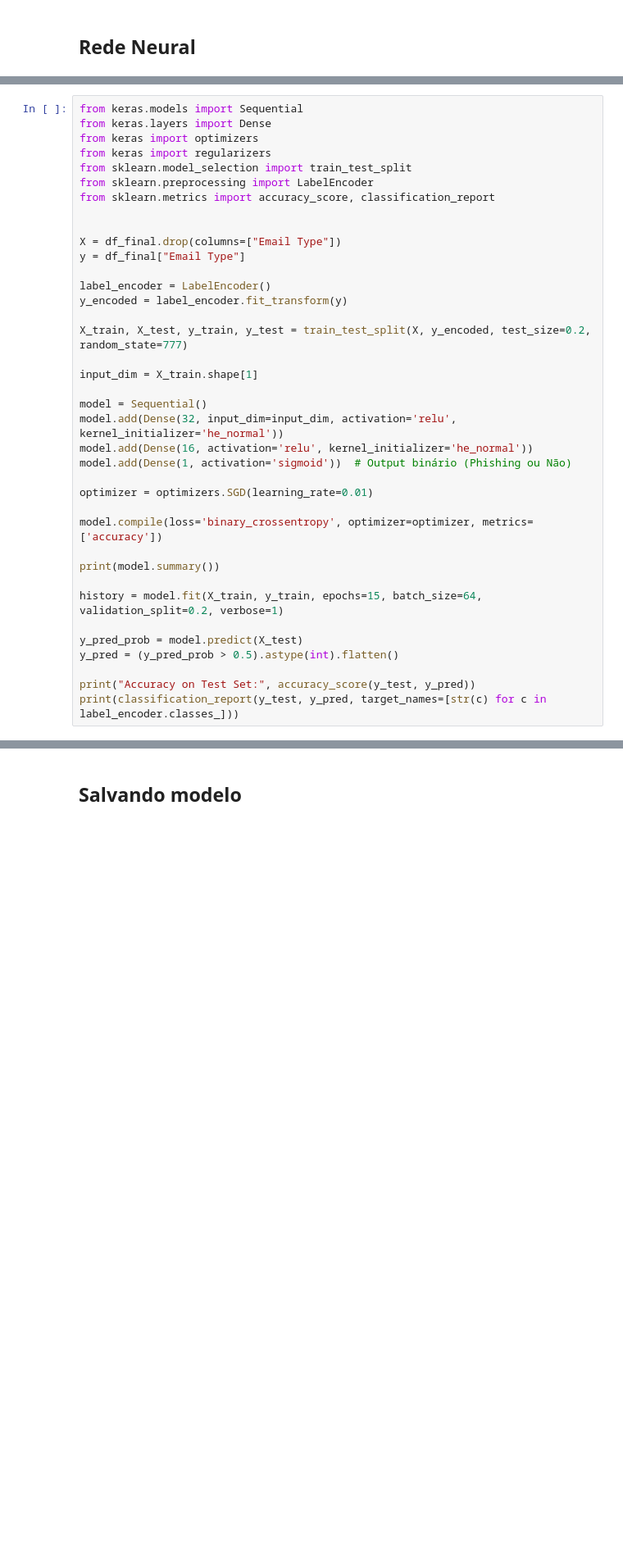
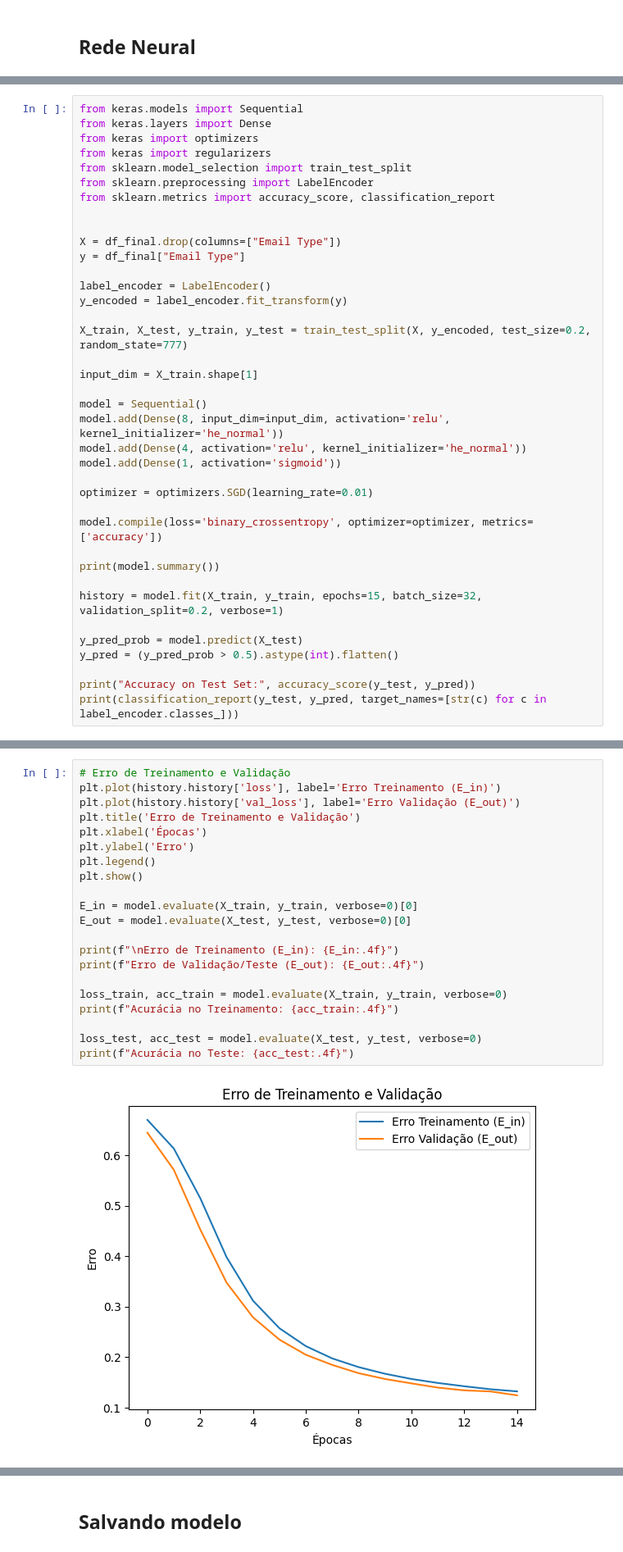
Before and after one commit to victornw/ml_project, a Jupyter notebook: phishing.ipynb, the cells around one changed output, grey strips where cells are left out. Shown at 82% size. Saved outputs shown, nothing was run; the diff lists cells and outputs as text; blank space fills up the shorter version.

Commit message:
att: rede neural + testes do modelo

```diff
--- a/phishing.ipynb
+++ b/phishing.ipynb
@@ -285,9 +203,9 @@ X_train, X_test, y_train, y_test = train_test_split(X, y_encoded, test_size=0.2,
 input_dim = X_train.shape[1]
 
 model = Sequential()
-model.add(Dense(32, input_dim=input_dim, activation='relu', kernel_initializer='he_normal'))
-model.add(Dense(16, activation='relu', kernel_initializer='he_normal'))
-model.add(Dense(1, activation='sigmoid'))  # Output binário (Phishing ou Não)
+model.add(Dense(8, input_dim=input_dim, activation='relu', kernel_initializer='he_normal'))
+model.add(Dense(4, activation='relu', kernel_initializer='he_normal'))
+model.add(Dense(1, activation='sigmoid'))
 
 optimizer = optimizers.SGD(learning_rate=0.01)
 
@@ -295,7 +213,7 @@ model.compile(loss='binary_crossentropy', optimizer=optimizer, metrics=['accurac
 
 print(model.summary())
 
-history = model.fit(X_train, y_train, epochs=15, batch_size=64, validation_split=0.2, verbose=1)
+history = model.fit(X_train, y_train, epochs=15, batch_size=32, validation_split=0.2, verbose=1)
 
 y_pred_prob = model.predict(X_test)
 y_pred = (y_pred_prob > 0.5).astype(int).flatten()
@@ -376,0 +267,23 @@ Probabilidade de ser Phishing: 0.9979128323029727
+# %%
+# Erro de Treinamento e Validação
+plt.plot(history.history['loss'], label='Erro Treinamento (E_in)')
+plt.plot(history.history['val_loss'], label='Erro Validação (E_out)')
+plt.title('Erro de Treinamento e Validação')
+plt.xlabel('Épocas')
+plt.ylabel('Erro')
+plt.legend()
+plt.show()
+
+E_in = model.evaluate(X_train, y_train, verbose=0)[0]
+E_out = model.evaluate(X_test, y_test, verbose=0)[0]
+
+print(f"\nErro de Treinamento (E_in): {E_in:.4f}")
+print(f"Erro de Validação/Teste (E_out): {E_out:.4f}")
+
+loss_train, acc_train = model.evaluate(X_train, y_train, verbose=0)
+print(f"Acurácia no Treinamento: {acc_train:.4f}")
+
+loss_test, acc_test = model.evaluate(X_test, y_test, verbose=0)
+print(f"Acurácia no Teste: {acc_test:.4f}")
+# %% [output]
+[figure, added]
```
Also changed, not shown: parts of 12 cells of this notebook, 2 other files.
